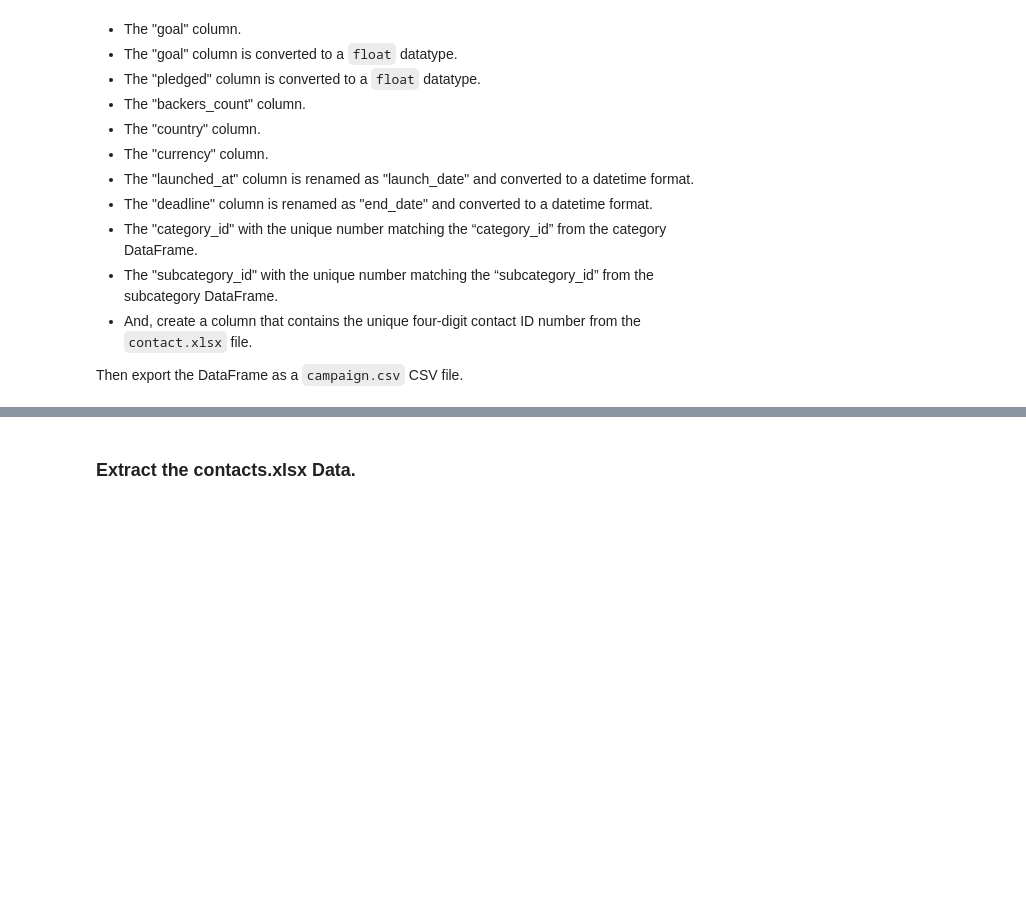
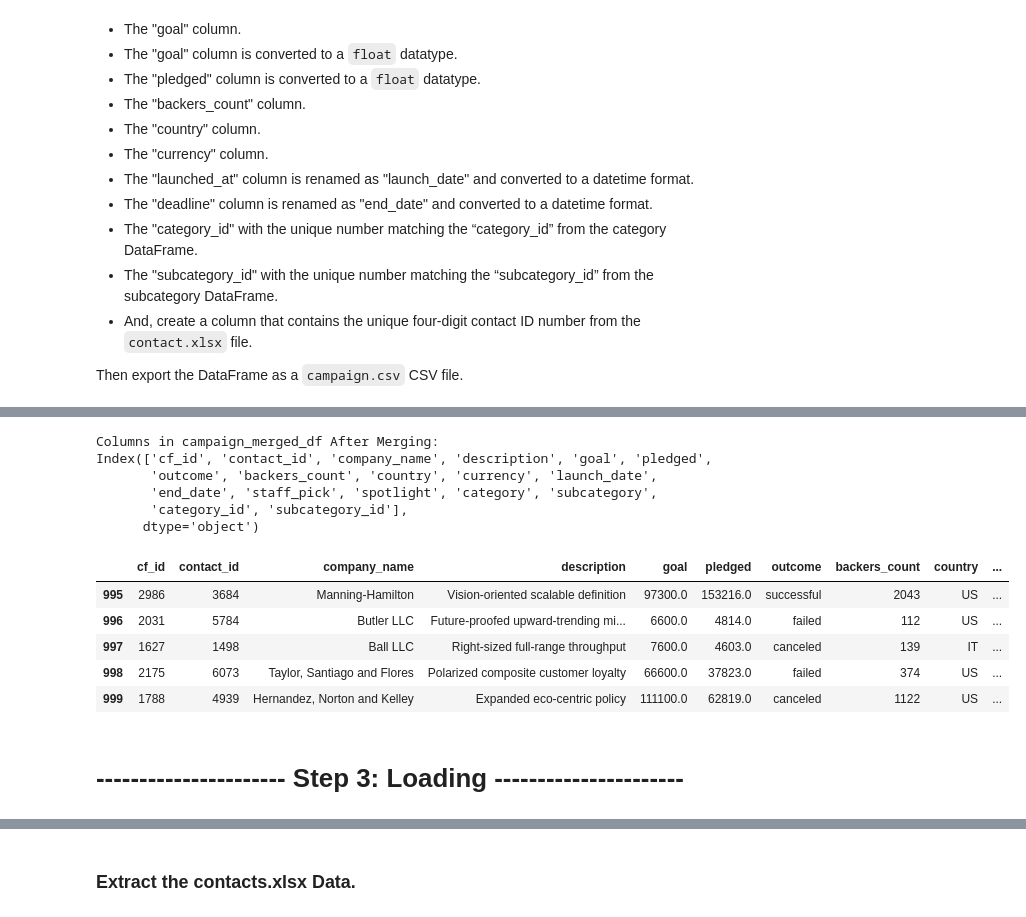
Before and after one commit to joeportnoy/Crowdfunding_ETL, a Jupyter notebook: kanchanpr2/ETL_Mini_Project_ECrawley_KRatan_JPortnoy.ipynb, the cells around one changed output, grey strips where cells are left out. Saved outputs shown, nothing was run; the diff lists cells and outputs as text; code cells hidden in the pictures; blank space fills up the shorter version.

```diff
--- a/kanchanpr2/ETL_Mini_Project_ECrawley_KRatan_JPortnoy.ipynb
+++ b/kanchanpr2/ETL_Mini_Project_ECrawley_KRatan_JPortnoy.ipynb
@@ -277,0 +145,15 @@ campaign_df.head()
+# %%
+# Convert UNIX timestamps to human-readable datetime format
+crowdfunding_info_df['launch_date'] = pd.to_datetime(crowdfunding_info_df['launch_date'], unit='s')
+crowdfunding_info_df['end_date'] = pd.to_datetime(crowdfunding_info_df['end_date'], unit='s')
+# Format the launched_date and end_date columns to datetime format
+from datetime import datetime as dt
+crowdfunding_info_df['launch_date'] = crowdfunding_info_df['launch_date'].dt.strftime('%Y-%m-%d %H:%M:%S')
+crowdfunding_info_df['end_date'] = crowdfunding_info_df['end_date'].dt.strftime('%Y-%m-%d %H:%M:%S')
+# %%
+# Generate unique IDs for category and subcategory
+category_df = crowdfunding_info_df[['category']].drop_duplicates().reset_index(drop=True)
+category_df["category_id"] = category_df.index + 1
+
+subcategory_df = crowdfunding_info_df[['subcategory']].drop_duplicates().reset_index(drop=True)
+subcategory_df["subcategory_id"] = subcategory_df.index + 1
@@ -278,2 +183,4 @@ campaign_df.head()
 # %%
 # Convert the goal and pledged columns to a `float` data type.
+crowdfunding_info_df["goal"] = crowdfunding_info_df["goal"].astype(float)
+crowdfunding_info_df["pledged"] = crowdfunding_info_df["pledged"].astype(float)
@@ -344,0 +229,13 @@ campaign_merged_df.tail(10)
+# %%
+campaign_merged_df = crowdfunding_info_df.merge(category_df, on="category", how="left")
+campaign_merged_df = campaign_merged_df.merge(subcategory_df, on="subcategory", how="left")
+# %%
+print("Columns in campaign_merged_df After Merging:")
+print(campaign_merged_df.columns)
+# %% [output]
+Columns in campaign_merged_df After Merging:
+Index(['cf_id', 'contact_id', 'company_name', 'description', 'goal', 'pledged',
+       'outcome', 'backers_count', 'country', 'currency', 'launch_date',
+       'end_date', 'staff_pick', 'spotlight', 'category', 'subcategory',
+       'category_id', 'subcategory_id'],
+      dtype='object')
@@ -344,0 +245,13 @@ campaign_merged_df.tail(10)
+# %%
+# Drop unwanted columns
+campaign_merged_df.drop(columns=['category', 'subcategory'], inplace=True)
+campaign_merged_df.tail(5)
+# %% [output]
+|  | cf_id | contact_id | company_name | description | goal | pledged | outcome | backers_count | country | ... |
+| 995 | 2986 | 3684 | Manning-Hamilton | Vision-oriented scalable definition | 97300.0 | 153216.0 | successful | 2043 | US | ... |
+| 996 | 2031 | 5784 | Butler LLC | Future-proofed upward-trending mi... | 6600.0 | 4814.0 | failed | 112 | US | ... |
+| 997 | 1627 | 1498 | Ball LLC | Right-sized full-range throughput | 7600.0 | 4603.0 | canceled | 139 | IT | ... |
+| 998 | 2175 | 6073 | Taylor, Santiago and Flores | Polarized composite customer loyalty | 66600.0 | 37823.0 | failed | 374 | US | ... |
+| 999 | 1788 | 4939 | Hernandez, Norton and Kelley | Expanded eco-centric policy | 111100.0 | 62819.0 | canceled | 1122 | US | ... |
+# %% [markdown]
+# ---------------------- Step 3: Loading ---------------------- #
```
Also changed, not shown: parts of 57 cells of this notebook, 5 other files.
